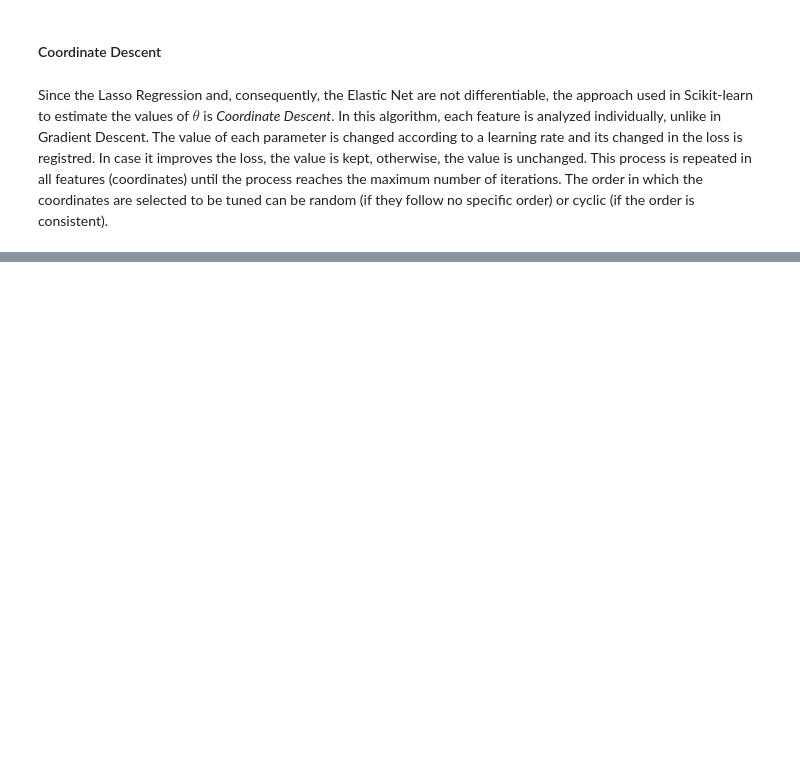
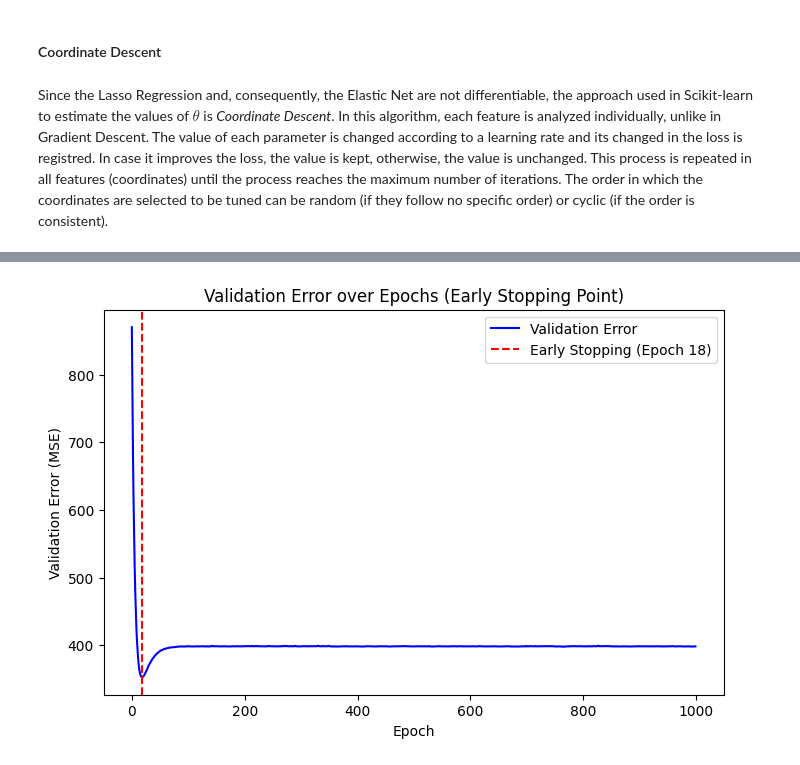
Before and after one commit to davidterroso/ML, a Jupyter notebook: regression.ipynb, the cells around one changed output, grey strips where cells are left out. Saved outputs shown, nothing was run; the diff lists cells and outputs as text; code cells hidden in the pictures; blank space fills up the shorter version.

Commit message:
early stopping

```diff
--- a/regression.ipynb
+++ b/regression.ipynb
@@ -688,0 +697,46 @@ Since the Lasso Regression and, consequently, the Elastic Net are not differenti
+# %%
+from sklearn.base import clone
+from sklearn.linear_model import SGDRegressor
+from sklearn.metrics import mean_squared_error
+from sklearn.model_selection import train_test_split
+import numpy as np
+import matplotlib.pyplot as plt
+
+np.random.seed(0)
+
+X = np.linspace(-5, 5, 200).reshape(-1, 1)
+
+noise = np.random.normal(0, 1, X.shape)
+y = 3 * X**2 + 2 * X + 5 + noise
+y = y.ravel()
+
+X_train, X_val, y_train, y_val = train_test_split(X, y, test_size=0.2, random_state=42)
+
+sgd_reg = SGDRegressor(warm_start=True, penalty=None, learning_rate="constant", eta0=0.0005)
+
+validation_errors = []
+minimum_val_error = float("inf")
+best_epoch = None
+best_model = None
+
+for epoch in range(1000):
+    sgd_reg.partial_fit(X_train, y_train)
+    y_val_predict = sgd_reg.predict(X_val)
+    val_error = mean_squared_error(y_val_predict, y_val)
+    validation_errors.append(val_error)
+
+    if val_error < minimum_val_error:
+        minimum_val_error = val_error
+        best_epoch = epoch
+        best_model = clone(sgd_reg)
+
+plt.figure(figsize=(8, 5))
+plt.plot(range(1000), validation_errors, label="Validation Error", color="blue")
+plt.axvline(best_epoch, color='red', linestyle='dashed', label=f"Early Stopping (Epoch {best_epoch})")
+plt.xlabel("Epoch")
+plt.ylabel("Validation Error (MSE)")
+plt.title("Validation Error over Epochs (Early Stopping Point)")
+plt.legend()
+plt.show()
+# %% [output]
+[figure, added]
```
Also changed, not shown: parts of 2 cells of this notebook.
